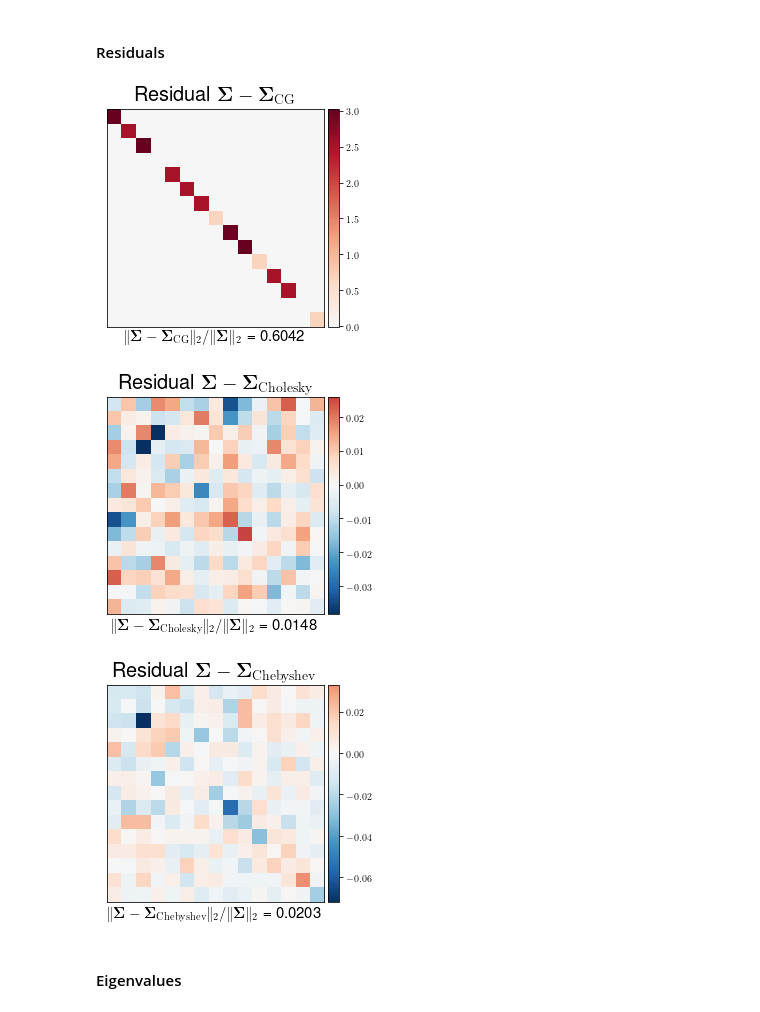
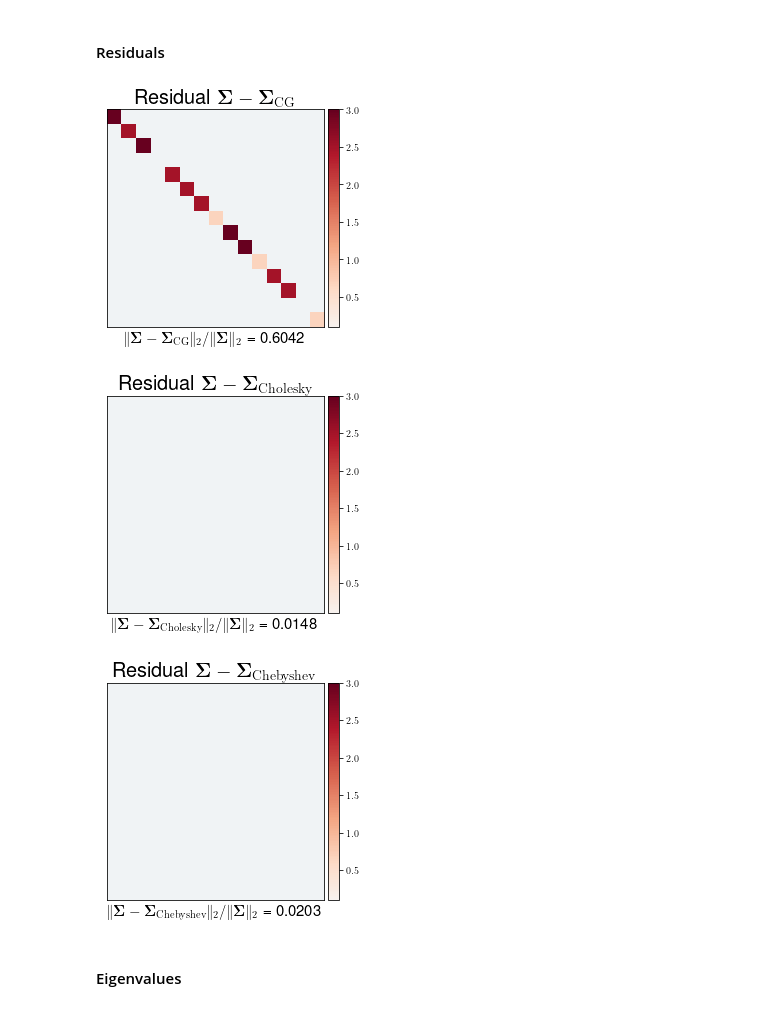
Before and after one commit to mvono/PyGauss, a Jupyter notebook: notebooks/experiments_paper.ipynb, the cells around one changed output. Saved outputs shown, nothing was run; the diff lists cells and outputs as text; code cells hidden in the pictures.

```diff
--- a/notebooks/experiments_paper.ipynb
+++ b/notebooks/experiments_paper.ipynb
@@ -282,16 +283,0 @@ cb.ax.tick_params(labelsize=10)
-# %%
-size = 100
-K = 10
-x = np.linspace(-1,1,size)
-T = np.zeros((K,size))
-T[0,:] = 1
-T[1,:] = x
-for k in range(K-2):
-    T[k+2,:] = 2 * x * T[k+1,:] - T[k,:]
-
-plt.figure(figsize=(5,5))
-for k in range(5):
-    plt.plot(x,T[k,:],label=r'$T_{%i}$' %k)
-    plt.legend(prop={'size': 15})
-    plt.xticks(fontsize=10)
-    plt.yticks(fontsize=10)
@@ -754,41 +742,47 @@ divider = make_axes_locatable(ax)
 cax = divider.append_axes("right", size="5%", pad=0.05)
 im = ax.imshow(A-A_CG,aspect='equal',norm=norm,cmap='RdBu_r')
 cb = plt.colorbar(im, cax=cax)
+im.set_clim(0.1,3)
 cb.ax.tick_params(labelsize=10)
+plt.savefig("simu1_ex2_A_CG.pdf",bbox_inches='tight')
 
 vmin = np.min(A-A_Chol)
 vmax = np.max(A-A_Chol)
 norm = MidpointNormalize(vmin=vmin, vmax=vmax, midpoint=0)
 plt.figure()
 plt.xticks([], [])
 plt.yticks([], [])
 plt.title(r"Residual $\mathbf{\Sigma} - \mathbf{\Sigma}_{\mathrm{Cholesky}}$",size=20)
 plt.xlabel(r"$\Vert\mathbf{\Sigma}-\mathbf{\Sigma}_{\mathrm{Cholesky}}\Vert_2/\Vert\mathbf{\Sigma}\Vert_2$ = %.4f"%err_Chol,size=15)
 ax = plt.gca()
 divider = make_axes_locatable(ax)
 cax = divider.append_axes("right", size="5%", pad=0.05)
 im = ax.imshow(A-A_Chol,aspect='equal',norm=norm,cmap='RdBu_r')
 cb = plt.colorbar(im, cax=cax)
+im.set_clim(0.1,3)
 cb.ax.tick_params(labelsize=10)
+plt.savefig("simu1_ex2_A_Chol.pdf",bbox_inches='tight')
 
 vmin = np.min(A-A_Cheby)
 vmax = np.max(A-A_Cheby)
 norm = MidpointNormalize(vmin=vmin, vmax=vmax, midpoint=0)
 plt.figure()
 plt.xticks([], [])
 plt.yticks([], [])
 plt.title(r"Residual $\mathbf{\Sigma} - \mathbf{\Sigma}_{\mathrm{Chebyshev}}$",size=20)
 plt.xlabel(r"$\Vert\mathbf{\Sigma}-\mathbf{\Sigma}_{\mathrm{Chebyshev}}\Vert_2/\Vert\mathbf{\Sigma}\Vert_2$ = %.4f"%err_Cheby,size=15)
 ax = plt.gca()
 divider = make_axes_locatable(ax)
 cax = divider.append_axes("right", size="5%", pad=0.05)
 im = ax.imshow(A-A_Cheby,aspect='equal',norm=norm,cmap='RdBu_r')
 cb = plt.colorbar(im, cax=cax)
+im.set_clim(0.1,3)
 cb.ax.tick_params(labelsize=10)
+plt.savefig("simu1_ex2_A_Cheby.pdf",bbox_inches='tight')
 # %% [output]
-[figure, old version]
+[figure, new version]
-[figure, old version]
+[figure, new version]
-[figure, old version]
+[figure, new version]
 # %% [markdown]
 #### Eigenvalues
 # %%
```
Also changed, not shown: parts of 36 cells of this notebook, 25 other files.
